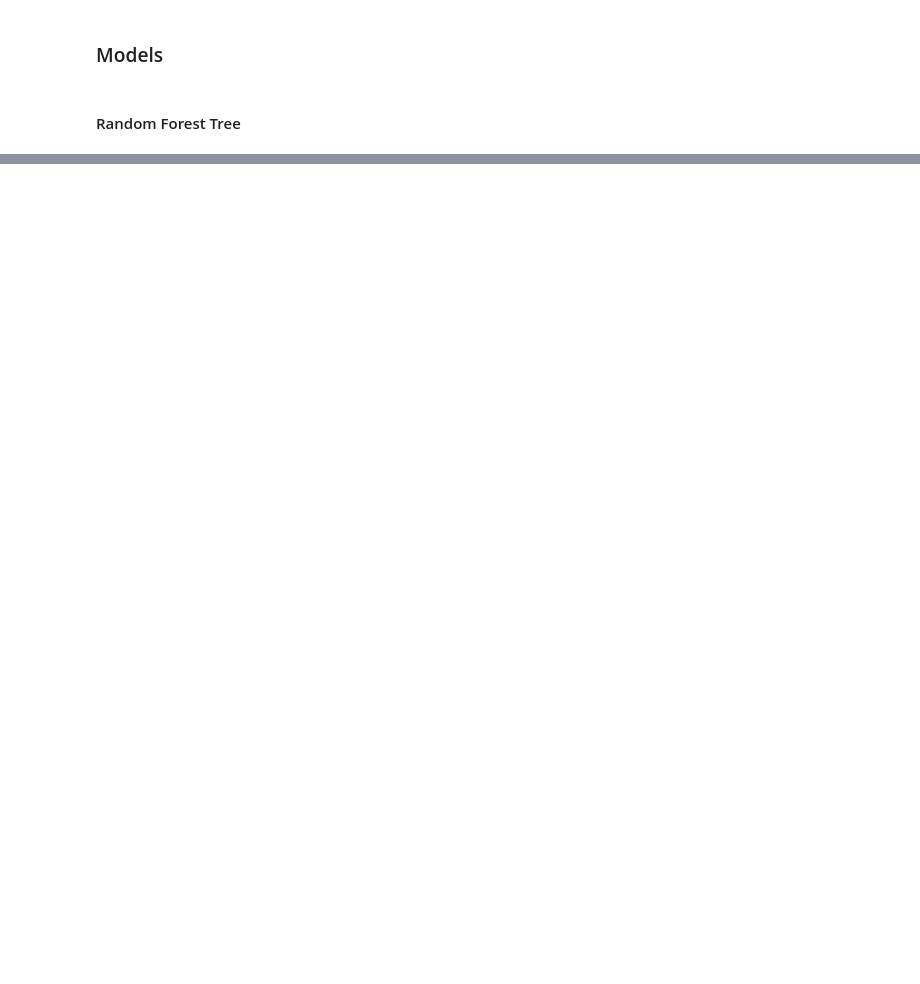
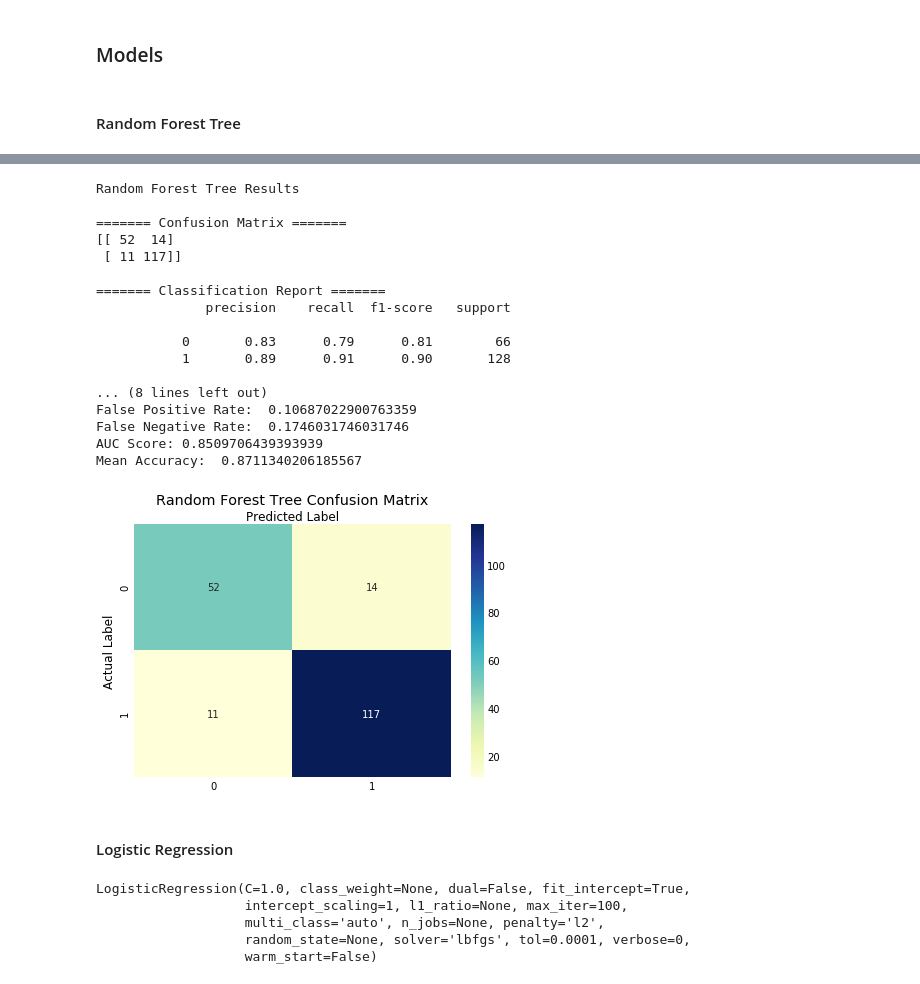
Before and after one commit to elisemd/comp562, a Jupyter notebook: COMP 562 Final Project.ipynb, the cells around one changed output, grey strips where cells are left out. Drawn from its saved outputs; the diff is of its cells as text; code cells hidden in the pictures; blank space fills up the shorter version.

```diff
--- a/COMP 562 Final Project.ipynb
+++ b/COMP 562 Final Project.ipynb
@@ -432,0 +399,3 @@ Mean Accuracy:  0.8711340206185567
+# %%
+random_forest_model = RandomForestClassifier(max_depth=14, random_state=0)
+random_forest_model.fit(X_train, y_train)
@@ -432,0 +411,63 @@ Mean Accuracy:  0.8711340206185567
+# %%
+def model_analysis(y_test, x_test, modelname, title):
+    model_predict = modelname.predict(x_test)
+    c_matrix = confusion_matrix(y_test, model_predict)
+
+    false_p = c_matrix[0,1]
+    false_n = c_matrix[1,0]
+    true_p = c_matrix[0,0]
+    true_n = c_matrix[1,1]
+
+    class_names=[0,1]
+    fig, ax = plt.subplots()
+    tick_marks = np.arange(len(class_names))
+    plt.xticks(tick_marks, class_names)
+    plt.yticks(tick_marks, class_names)
+
+    sns.heatmap(pd.DataFrame(c_matrix), annot=True, cmap="YlGnBu" ,fmt='g')
+    ax.xaxis.set_label_position("top")
+    plt.tight_layout()
+    plt.title(title+' Confusion Matrix', y=1.1)
+    plt.ylabel('Actual Label')
+    plt.xlabel('Predicted Label')
+
+    true_positive_rate = true_p/(true_p+false_n)
+    true_negative_rate = true_n/(true_n+false_p)
+    false_positive_rate = false_p/(false_p+true_n)
+    false_negative_rate  = false_n/(true_p+false_n)
+
+    print(title+' Results', '\n')
+    print("======= Confusion Matrix =======")
+    print(confusion_matrix(y_test, model_predict), '\n')
+    print("======= Classification Report =======")
+    print(classification_report(y_test, model_predict), '\n')
+    print("======= Accuracy =======")
+    print('True Positive Rate: ', true_positive_rate)
+    print('True Negative Rate: ', true_negative_rate)
+    print('False Positive Rate: ', false_positive_rate)
+    print('False Negative Rate: ', false_negative_rate )
+    print('AUC Score:', metrics.roc_auc_score(y_test, model_predict))
+    print('Mean Accuracy: ', modelname.score(x_test,y_test))
+# %%
+model_analysis(y_test, X_test, random_forest_model, 'Random Forest Tree')
+# %% [output]
+Random Forest Tree Results
+
+======= Confusion Matrix =======
+[[ 52  14]
+ [ 11 117]]
+
+======= Classification Report =======
+              precision    recall  f1-score   support
+
+           0       0.83      0.79      0.81        66
+           1       0.89      0.91      0.90       128
+
+... (8 lines left out)
+False Positive Rate:  0.10687022900763359
+False Negative Rate:  0.1746031746031746
+AUC Score: 0.8509706439393939
+Mean Accuracy:  0.8711340206185567
+[figure, added]
+# %% [markdown]
+#### Logistic Regression
@@ -432,0 +476,10 @@ Mean Accuracy:  0.8711340206185567
+# %%
+# train a logistic regression model on the training set
+log_reg = LogisticRegression()
+log_reg.fit(X_train, y_train)
+# %% [output]
+LogisticRegression(C=1.0, class_weight=None, dual=False, fit_intercept=True,
+                   intercept_scaling=1, l1_ratio=None, max_iter=100,
+                   multi_class='auto', n_jobs=None, penalty='l2',
+                   random_state=None, solver='lbfgs', tol=0.0001, verbose=0,
+                   warm_start=False)
```
Also changed, not shown: parts of 30 cells of this notebook.
